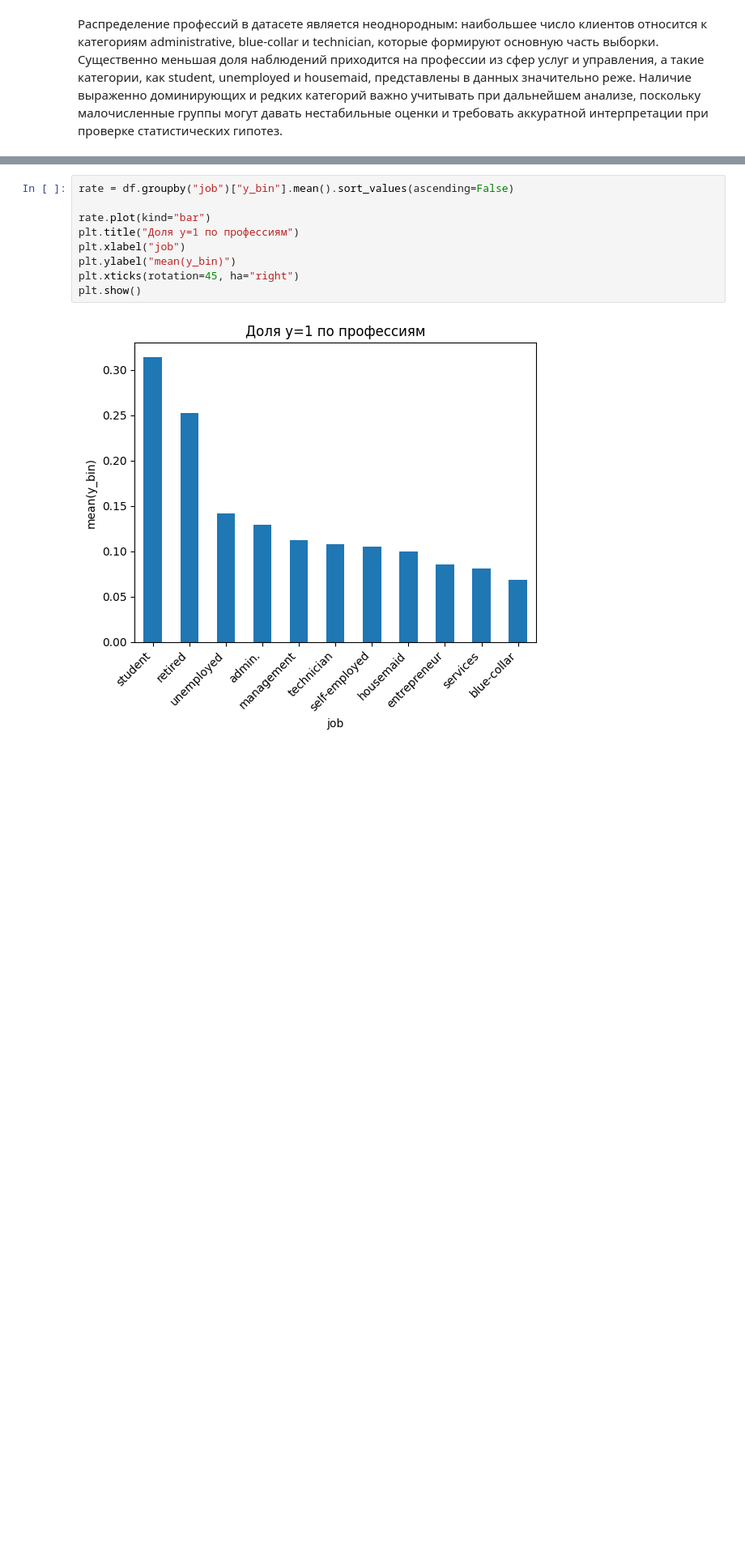
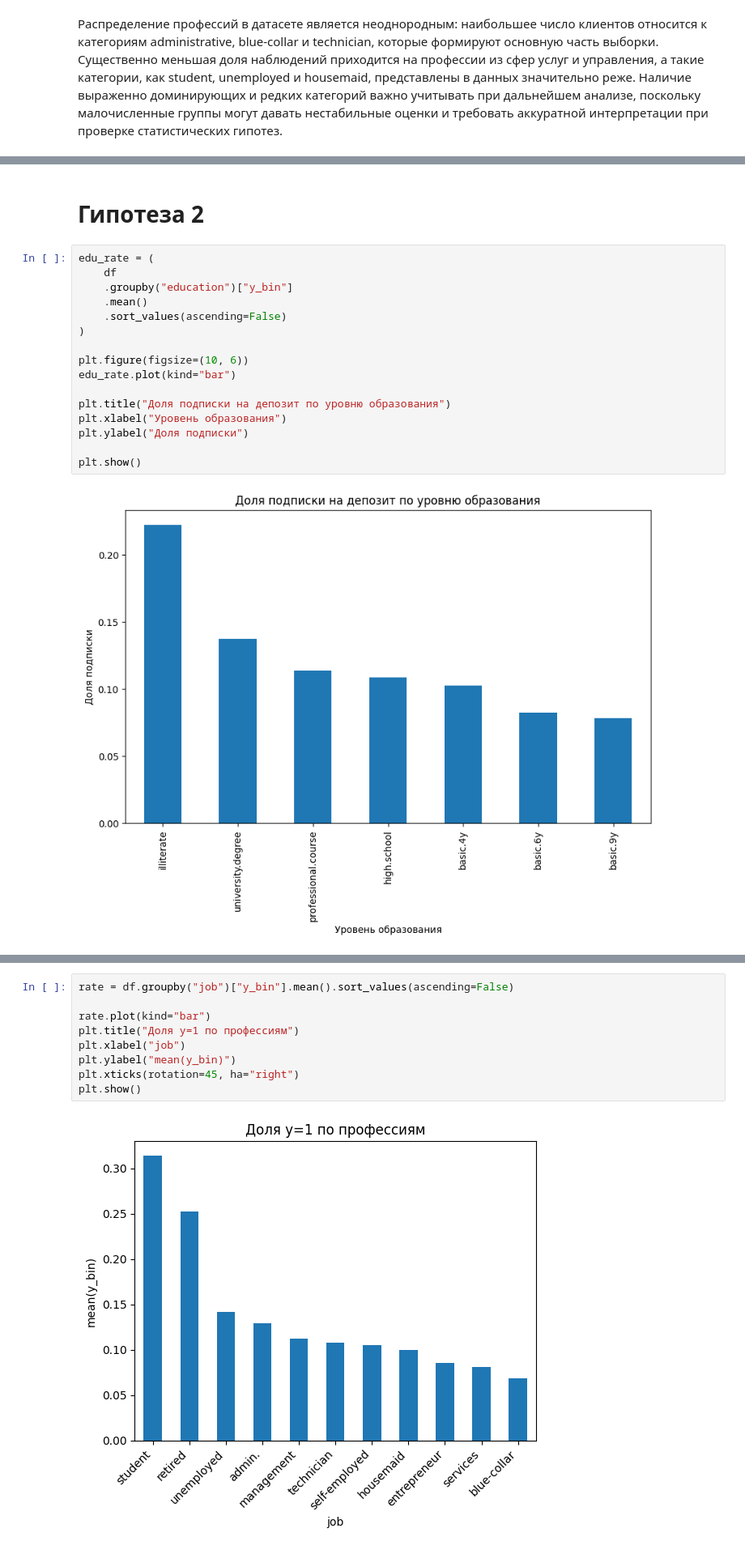
Before and after one commit to Murad0998/statistics-project, a Jupyter notebook: notebooks/GP_3_EDA.ipynb, the cells around one changed output, grey strips where cells are left out. Shown: that part at 81% size. Cells and saved outputs as stored; diff of their text form; blank space fills up the shorter version.

```diff
--- a/notebooks/GP_3_EDA.ipynb
+++ b/notebooks/GP_3_EDA.ipynb
@@ -261,0 +406,20 @@ plt.show()
+# %% [markdown]
+# Гипотеза 2
+# %%
+edu_rate = (
+    df
+    .groupby("education")["y_bin"]
+    .mean()
+    .sort_values(ascending=False)
+)
+
+plt.figure(figsize=(10, 6))
+edu_rate.plot(kind="bar")
+
+plt.title("Доля подписки на депозит по уровню образования")
+plt.xlabel("Уровень образования")
+plt.ylabel("Доля подписки")
+
+plt.show()
+# %% [output]
+[figure, added]
```
Also changed, not shown: parts of 65 cells of this notebook.
